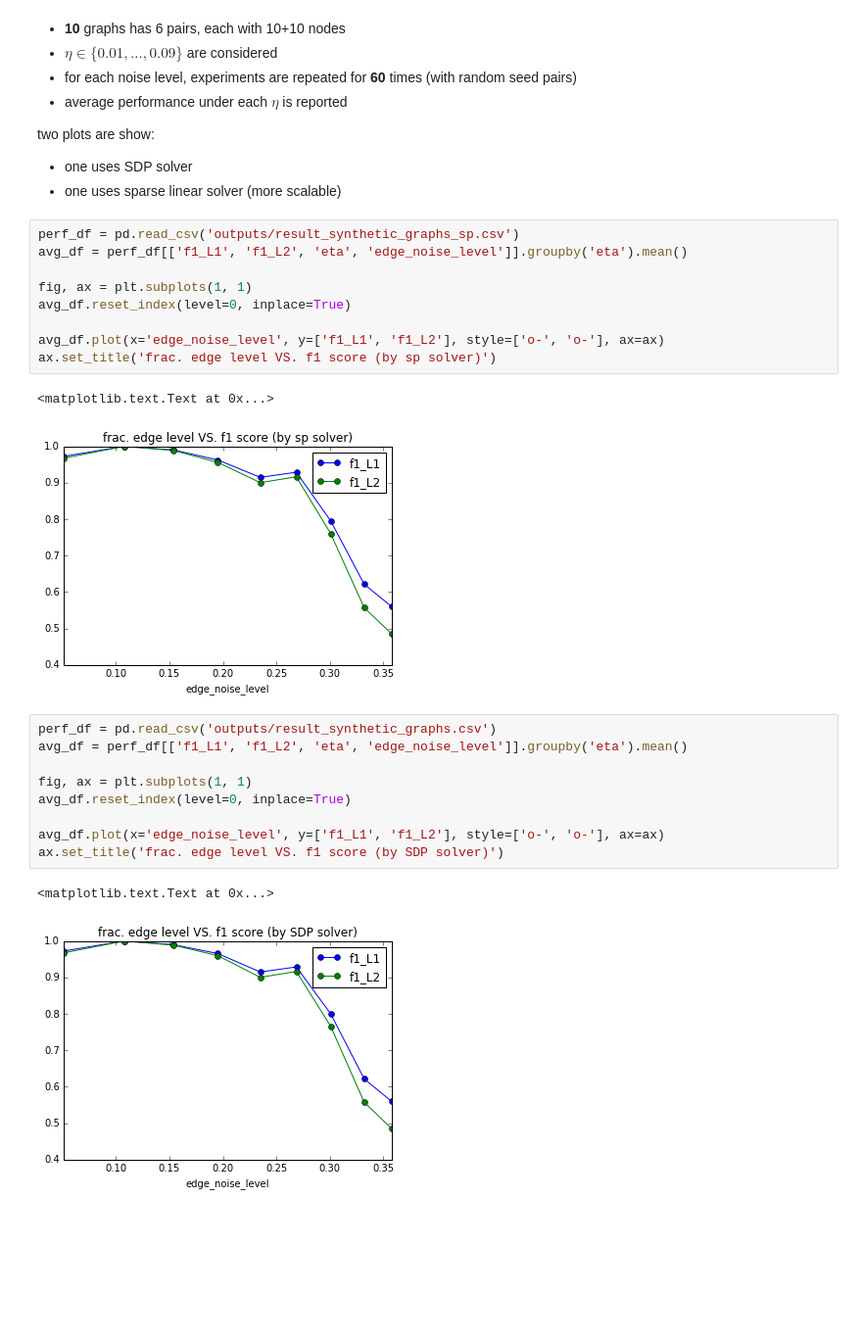
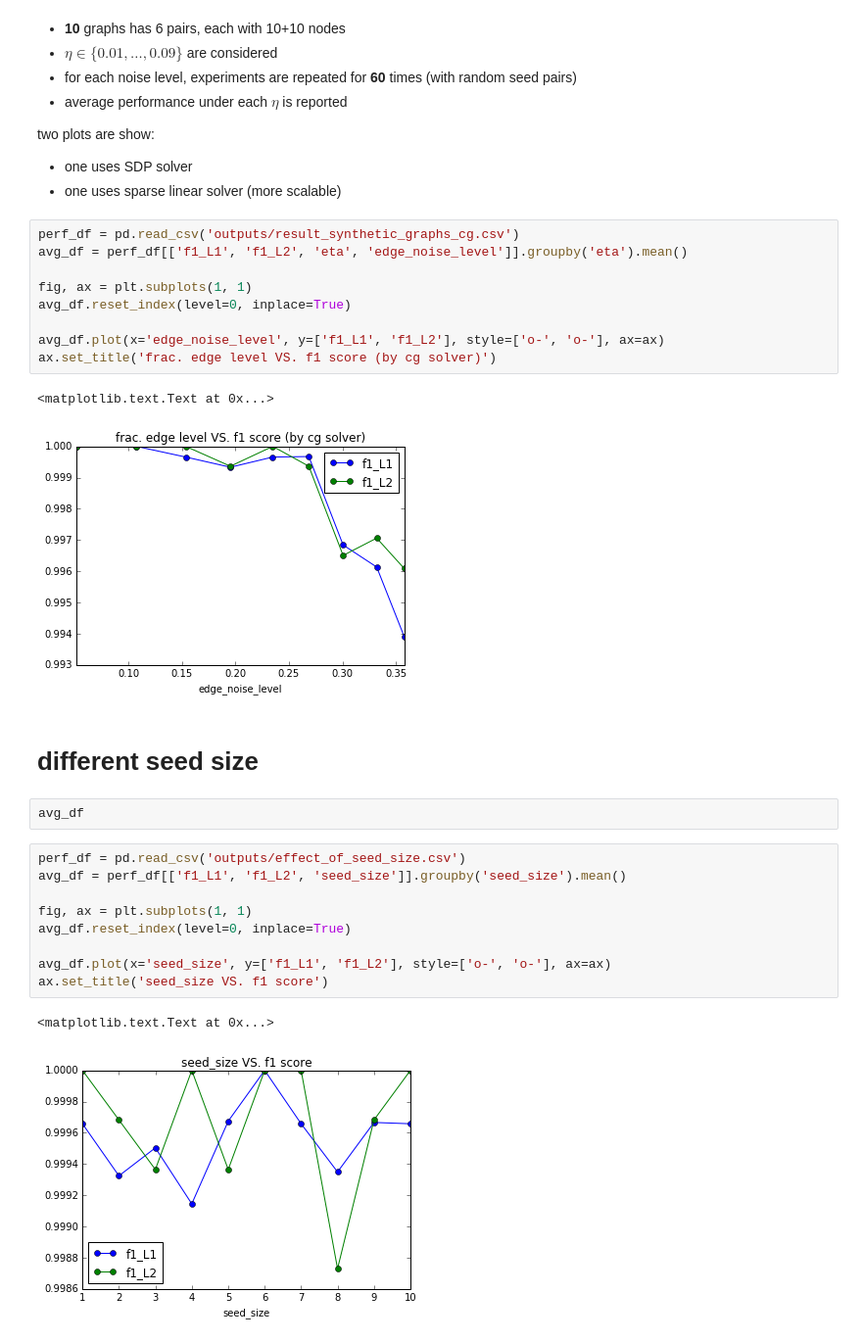
Before and after one commit to xiaohan2012/signed-local-community, a Jupyter notebook: experiment_on_synthetic_graphs.ipynb, the cells around one changed output. Shown at 98% size. Cells and saved outputs as stored; diff of their text form; blank space fills up the shorter version.

Commit message:
effect of seed size and outlier size

```diff
--- a/experiment_on_synthetic_graphs.ipynb
+++ b/experiment_on_synthetic_graphs.ipynb
@@ -197,26 +197,30 @@ two plots are show:
 - one uses SDP solver
 - one uses sparse linear solver (more scalable)
 # %%
-perf_df = pd.read_csv('outputs/result_synthetic_graphs_sp.csv')
+perf_df = pd.read_csv('outputs/result_synthetic_graphs_cg.csv')
 avg_df = perf_df[['f1_L1', 'f1_L2', 'eta', 'edge_noise_level']].groupby('eta').mean()
 
 fig, ax = plt.subplots(1, 1)
 avg_df.reset_index(level=0, inplace=True)
 
 avg_df.plot(x='edge_noise_level', y=['f1_L1', 'f1_L2'], style=['o-', 'o-'], ax=ax)
-ax.set_title('frac. edge level VS. f1 score (by sp solver)')
+ax.set_title('frac. edge level VS. f1 score (by cg solver)')
 # %% [output]
 <matplotlib.text.Text at 0x...>
-[figure, old version]
+[figure, new version]
+# %% [markdown]
+# different seed size
+# %%
+avg_df
 # %%
-perf_df = pd.read_csv('outputs/result_synthetic_graphs.csv')
-avg_df = perf_df[['f1_L1', 'f1_L2', 'eta', 'edge_noise_level']].groupby('eta').mean()
+perf_df = pd.read_csv('outputs/effect_of_seed_size.csv')
+avg_df = perf_df[['f1_L1', 'f1_L2', 'seed_size']].groupby('seed_size').mean()
 
 fig, ax = plt.subplots(1, 1)
 avg_df.reset_index(level=0, inplace=True)
 
-avg_df.plot(x='edge_noise_level', y=['f1_L1', 'f1_L2'], style=['o-', 'o-'], ax=ax)
-ax.set_title('frac. edge level VS. f1 score (by SDP solver)')
+avg_df.plot(x='seed_size', y=['f1_L1', 'f1_L2'], style=['o-', 'o-'], ax=ax)
+ax.set_title('seed_size VS. f1 score')
 # %% [output]
 <matplotlib.text.Text at 0x...>
-[figure, old version]
+[figure, new version]
```
Also changed, not shown: 2 other files.
